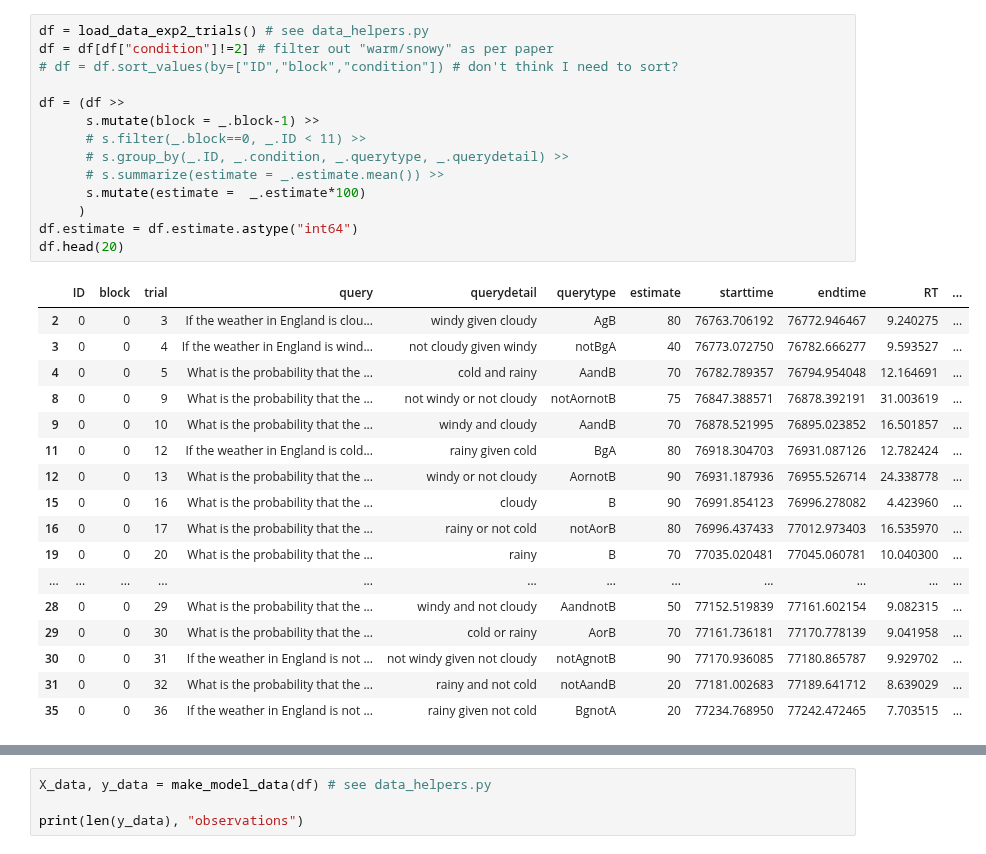
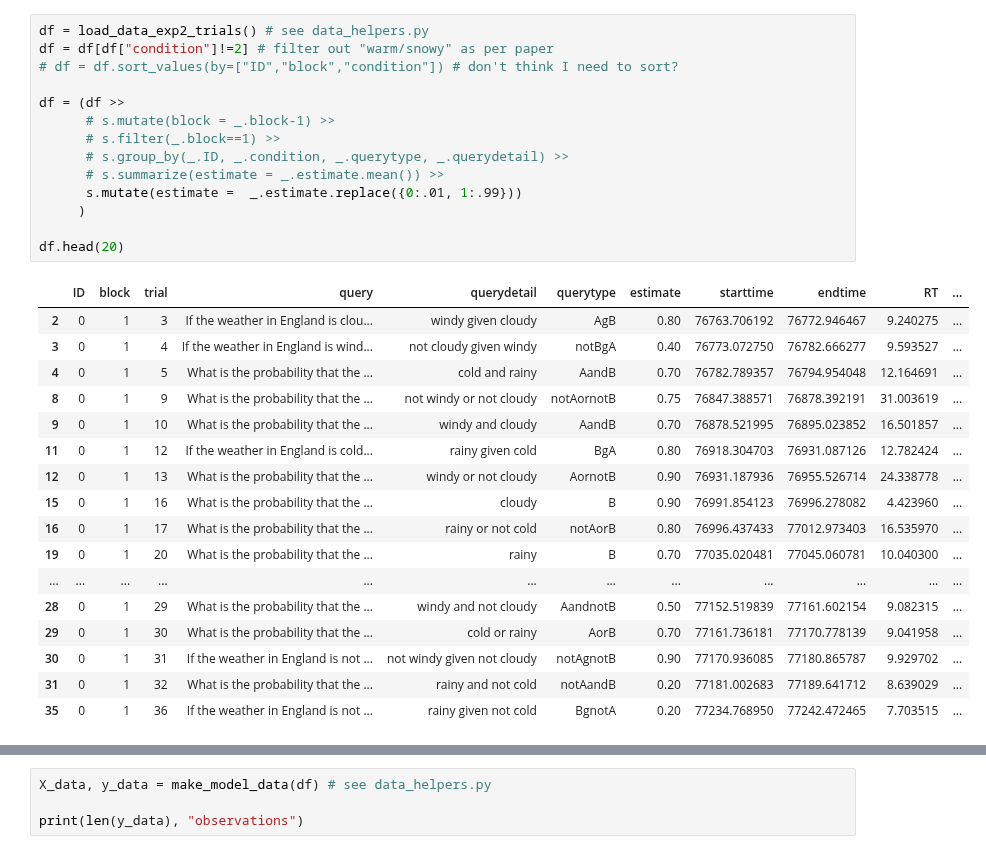
Before and after one commit to derekpowell/bayesian-sampler, a Jupyter notebook: obsolete/bsampler-numpyro-exp2-newanalysis.ipynb, the cells around one changed output, grey strips where cells are left out. Drawn from its saved outputs; the diff is of its cells as text.

```diff
--- a/bsampler-numpyro-exp2-newanalysis-rounding.ipynb
+++ b/obsolete/bsampler-numpyro-exp2-newanalysis.ipynb
@@ -52,34 +52,34 @@ def load_data_exp2_trials():
 # %%
 df = load_data_exp2_trials() # see data_helpers.py
 df = df[df["condition"]!=2] # filter out "warm/snowy" as per paper
 # df = df.sort_values(by=["ID","block","condition"]) # don't think I need to sort?
 
 df = (df >>
-      s.mutate(block = _.block-1) >>
-      # s.filter(_.block==0, _.ID < 11) >>
+      # s.mutate(block = _.block-1) >>
+      # s.filter(_.block==1) >>
       # s.group_by(_.ID, _.condition, _.querytype, _.querydetail) >>
       # s.summarize(estimate = _.estimate.mean()) >>
-      s.mutate(estimate =  _.estimate*100)
+      s.mutate(estimate =  _.estimate.replace({0:.01, 1:.99}))
      )
-df.estimate = df.estimate.astype("int64")
+
 df.head(20)
 # %% [output]
 |  | ID | block | trial | query | querydetail | querytype | estimate | starttime | endtime | RT | ... |
-| 2 | 0 | 0 | 3 | If the weather in England is clou... | windy given cloudy | AgB | 80 | 76763.706192 | 76772.946467 | 9.240275 | ... |
-| 3 | 0 | 0 | 4 | If the weather in England is wind... | not cloudy given windy | notBgA | 40 | 76773.072750 | 76782.666277 | 9.593527 | ... |
-| 4 | 0 | 0 | 5 | What is the probability that the ... | cold and rainy | AandB | 70 | 76782.789357 | 76794.954048 | 12.164691 | ... |
-| 8 | 0 | 0 | 9 | What is the probability that the ... | not windy or not cloudy | notAornotB | 75 | 76847.388571 | 76878.392191 | 31.003619 | ... |
-| 9 | 0 | 0 | 10 | What is the probability that the ... | windy and cloudy | AandB | 70 | 76878.521995 | 76895.023852 | 16.501857 | ... |
-| 11 | 0 | 0 | 12 | If the weather in England is cold... | rainy given cold | BgA | 80 | 76918.304703 | 76931.087126 | 12.782424 | ... |
-| 12 | 0 | 0 | 13 | What is the probability that the ... | windy or not cloudy | AornotB | 90 | 76931.187936 | 76955.526714 | 24.338778 | ... |
-| 15 | 0 | 0 | 16 | What is the probability that the ... | cloudy | B | 90 | 76991.854123 | 76996.278082 | 4.423960 | ... |
-| 16 | 0 | 0 | 17 | What is the probability that the ... | rainy or not cold | notAorB | 80 | 76996.437433 | 77012.973403 | 16.535970 | ... |
-| 19 | 0 | 0 | 20 | What is the probability that the ... | rainy | B | 70 | 77035.020481 | 77045.060781 | 10.040300 | ... |
+| 2 | 0 | 1 | 3 | If the weather in England is clou... | windy given cloudy | AgB | 0.80 | 76763.706192 | 76772.946467 | 9.240275 | ... |
+| 3 | 0 | 1 | 4 | If the weather in England is wind... | not cloudy given windy | notBgA | 0.40 | 76773.072750 | 76782.666277 | 9.593527 | ... |
+| 4 | 0 | 1 | 5 | What is the probability that the ... | cold and rainy | AandB | 0.70 | 76782.789357 | 76794.954048 | 12.164691 | ... |
+| 8 | 0 | 1 | 9 | What is the probability that the ... | not windy or not cloudy | notAornotB | 0.75 | 76847.388571 | 76878.392191 | 31.003619 | ... |
+| 9 | 0 | 1 | 10 | What is the probability that the ... | windy and cloudy | AandB | 0.70 | 76878.521995 | 76895.023852 | 16.501857 | ... |
+| 11 | 0 | 1 | 12 | If the weather in England is cold... | rainy given cold | BgA | 0.80 | 76918.304703 | 76931.087126 | 12.782424 | ... |
+| 12 | 0 | 1 | 13 | What is the probability that the ... | windy or not cloudy | AornotB | 0.90 | 76931.187936 | 76955.526714 | 24.338778 | ... |
+| 15 | 0 | 1 | 16 | What is the probability that the ... | cloudy | B | 0.90 | 76991.854123 | 76996.278082 | 4.423960 | ... |
+| 16 | 0 | 1 | 17 | What is the probability that the ... | rainy or not cold | notAorB | 0.80 | 76996.437433 | 77012.973403 | 16.535970 | ... |
+| 19 | 0 | 1 | 20 | What is the probability that the ... | rainy | B | 0.70 | 77035.020481 | 77045.060781 | 10.040300 | ... |
 | ... | ... | ... | ... | ... | ... | ... | ... | ... | ... | ... | ... |
-| 28 | 0 | 0 | 29 | What is the probability that the ... | windy and not cloudy | AandnotB | 50 | 77152.519839 | 77161.602154 | 9.082315 | ... |
-| 29 | 0 | 0 | 30 | What is the probability that the ... | cold or rainy | AorB | 70 | 77161.736181 | 77170.778139 | 9.041958 | ... |
-| 30 | 0 | 0 | 31 | If the weather in England is not ... | not windy given not cloudy | notAgnotB | 90 | 77170.936085 | 77180.865787 | 9.929702 | ... |
-| 31 | 0 | 0 | 32 | What is the probability that the ... | rainy and not cold | notAandB | 20 | 77181.002683 | 77189.641712 | 8.639029 | ... |
-| 35 | 0 | 0 | 36 | If the weather in England is not ... | rainy given not cold | BgnotA | 20 | 77234.768950 | 77242.472465 | 7.703515 | ... |
+| 28 | 0 | 1 | 29 | What is the probability that the ... | windy and not cloudy | AandnotB | 0.50 | 77152.519839 | 77161.602154 | 9.082315 | ... |
+| 29 | 0 | 1 | 30 | What is the probability that the ... | cold or rainy | AorB | 0.70 | 77161.736181 | 77170.778139 | 9.041958 | ... |
+| 30 | 0 | 1 | 31 | If the weather in England is not ... | not windy given not cloudy | notAgnotB | 0.90 | 77170.936085 | 77180.865787 | 9.929702 | ... |
+| 31 | 0 | 1 | 32 | What is the probability that the ... | rainy and not cold | notAandB | 0.20 | 77181.002683 | 77189.641712 | 8.639029 | ... |
+| 35 | 0 | 1 | 36 | If the weather in England is not ... | rainy given not cold | BgnotA | 0.20 | 77234.768950 | 77242.472465 | 7.703515 | ... |
 # %%
 
```
Also changed, not shown: parts of 22 cells of this notebook, 28 other files.
